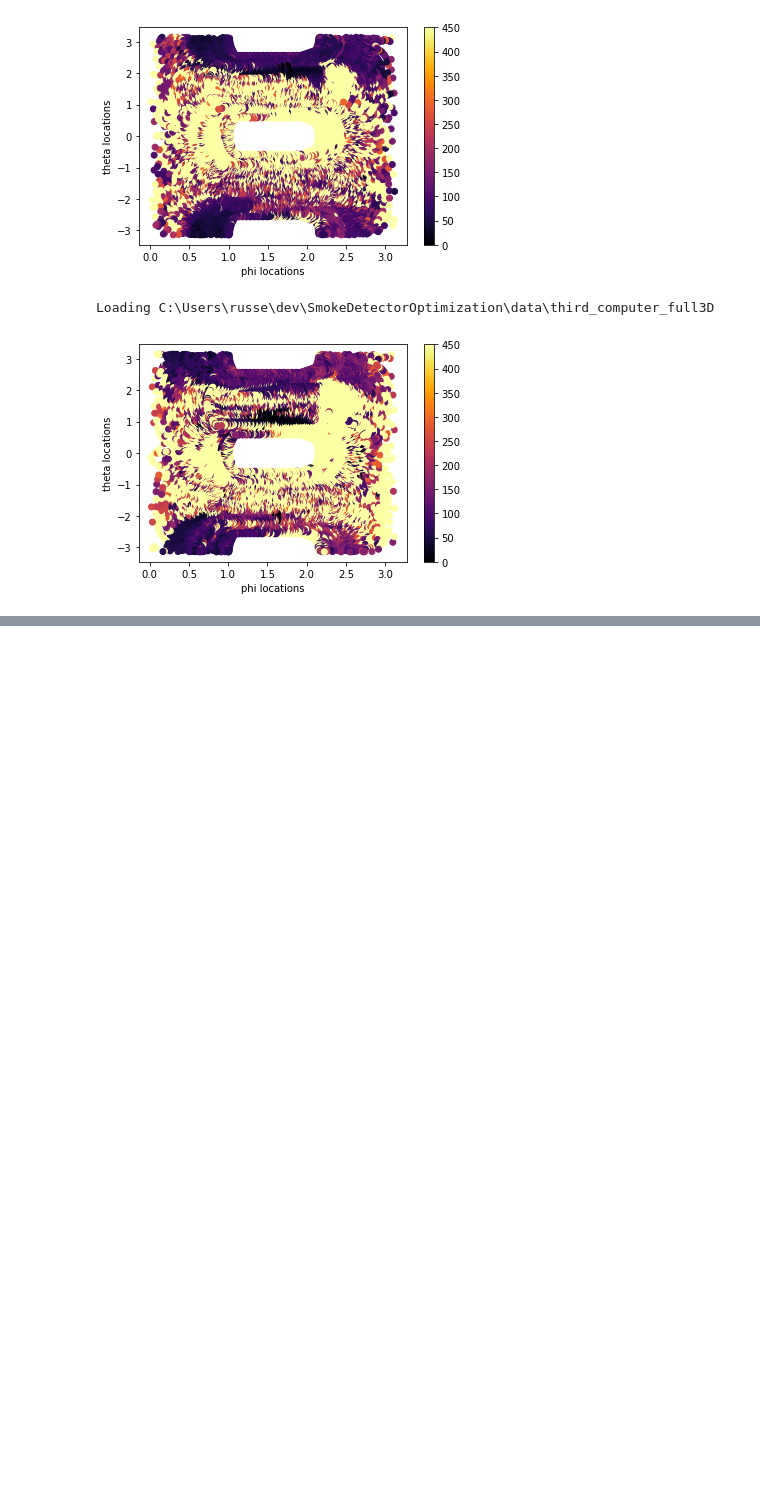
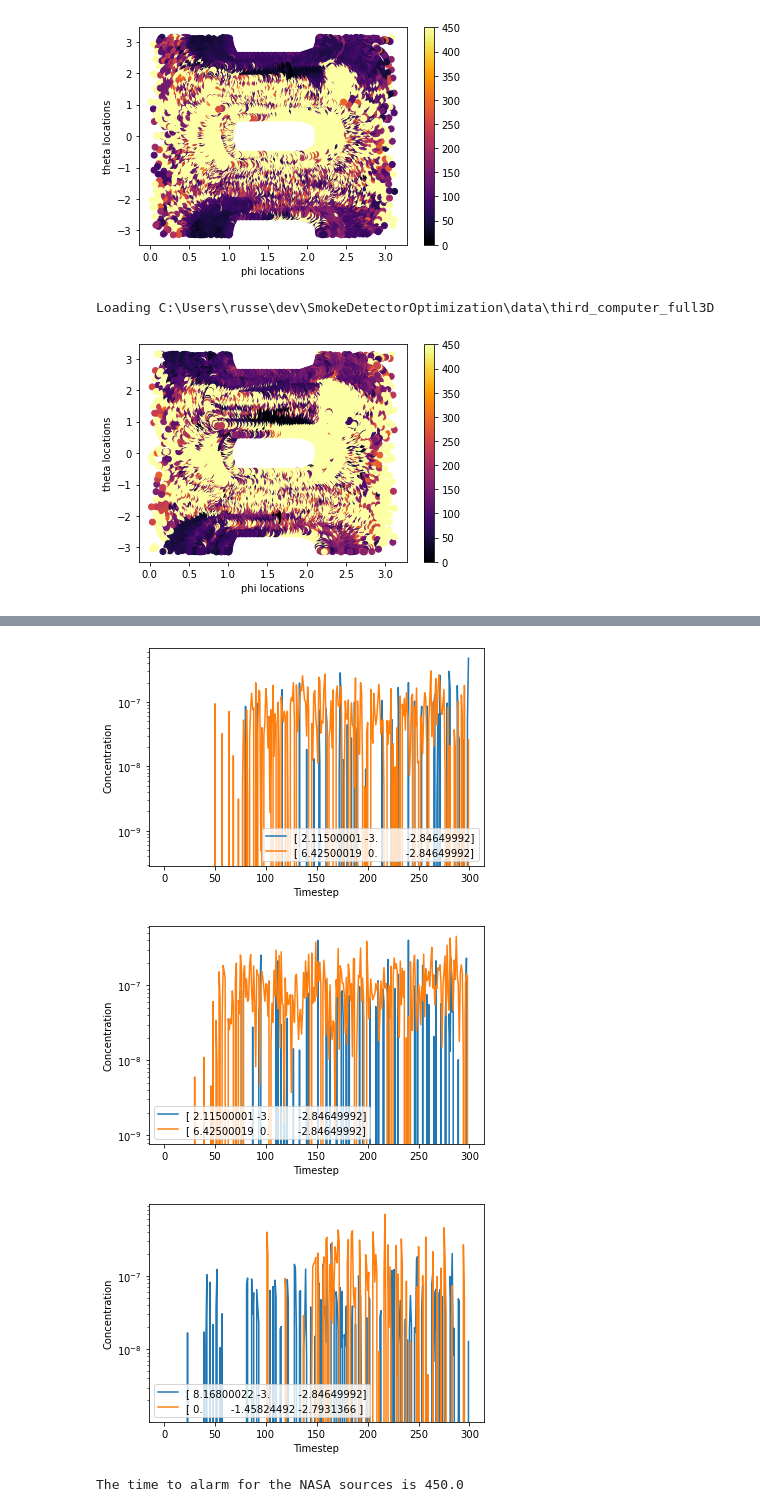
Before and after one commit to russelldj/SmokeDetectorOptimization, a Jupyter notebook: experiments/David_visualize_locations_3D_11-15-20.ipynb, the cells around one changed output, grey strips where cells are left out. Drawn from its saved outputs; the diff is of its cells as text; code cells hidden in the pictures; blank space fills up the shorter version.

```diff
--- a/experiments/David_visualize_locations_3D_11-15-20.ipynb
+++ b/experiments/David_visualize_locations_3D_11-15-20.ipynb
@@ -53,0 +51,9 @@ Viewer(geometries=[{'vtkClass': 'vtkPolyData', 'points': {'vtkClass': 'vtkPoints
+# %%
+sources = smoke_source_set.source_list()
+time_to_alarm = evaluate_locations(NASA_DETECTORS, sources, function_type=FUNCTION_TYPE)
+print(f"The time to alarm for the NASA sources is {time_to_alarm}")
+# %% [output]
+[figure, added]
+[figure, added]
+[figure, added]
+The time to alarm for the NASA sources is 450.0
```
Also changed, not shown: parts of 5 cells of this notebook, 2 other files.
